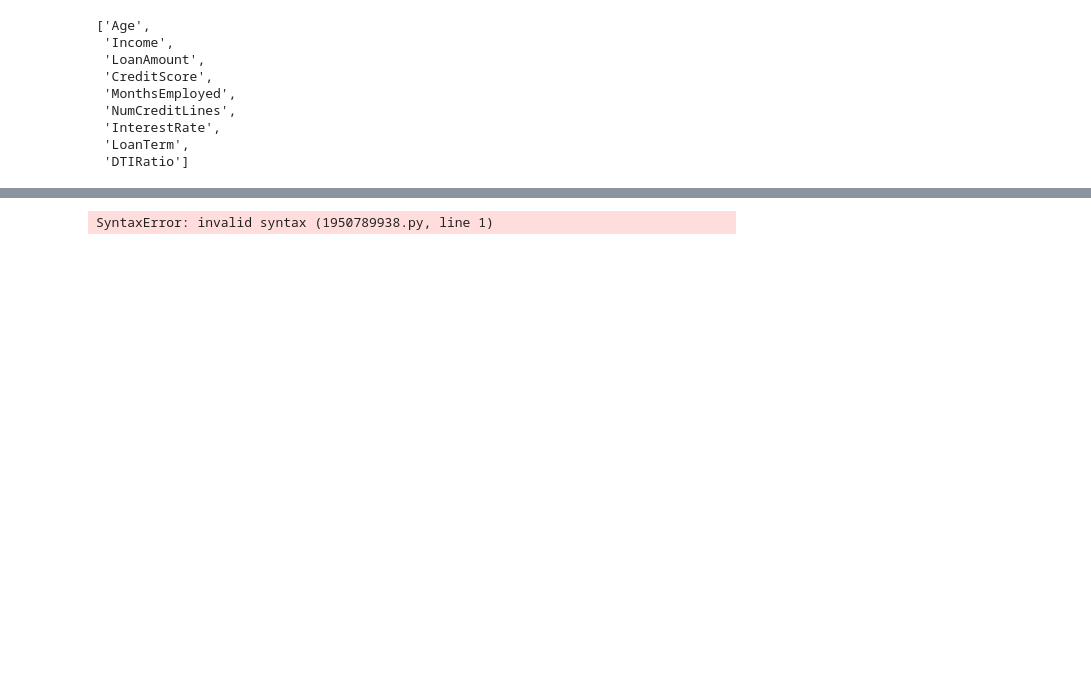
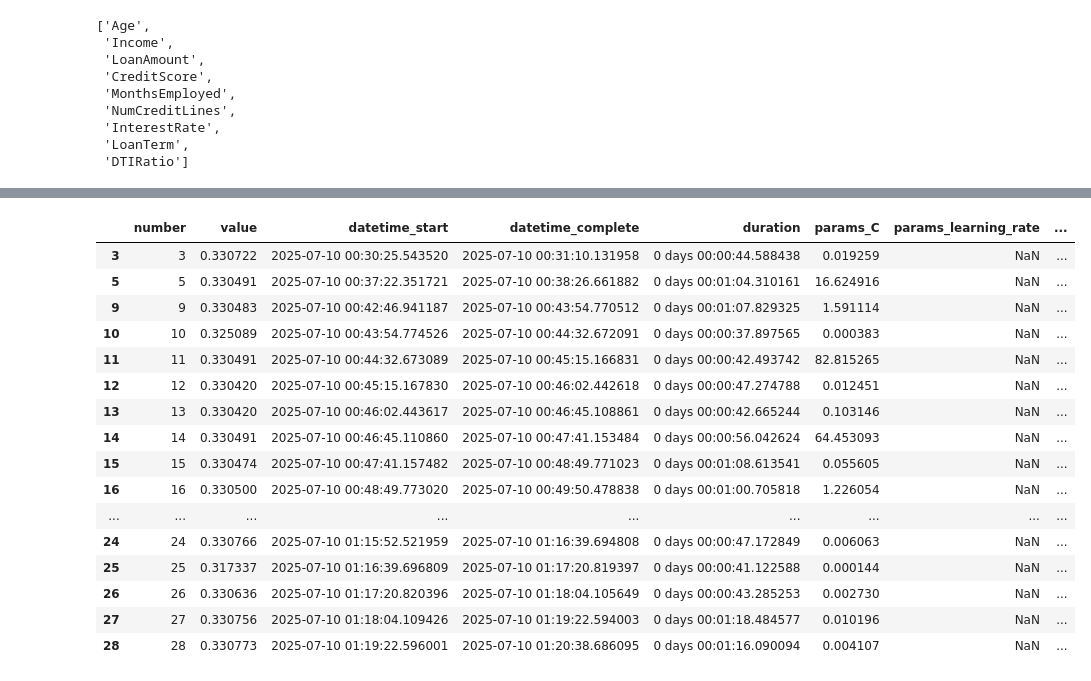
Before and after one commit to shakil-ai-lab/dl-loan-default-logistic-reg, a Jupyter notebook: notebooks/03_modeling_logreg.ipynb, the cells around one changed output, grey strips where cells are left out. Cells and saved outputs as stored; diff of their text form; code cells hidden in the pictures; blank space fills up the shorter version.

```diff
--- a/notebooks/03_modeling_logreg.ipynb
+++ b/notebooks/03_modeling_logreg.ipynb
@@ -174,7 +169,26 @@ final_pipeline.fit(X_train, y_train)
 # %%
-Note:
-1. we could not use feature names in scaling bcz after column transformer we get numpy arrays,
-2. our logic of scaling by slice is also wrong bcz our feature columns will append at last of our data.
+# Note:
+# 1. we could not use feature names in scaling bcz after column transformer we get numpy arrays,
+# 2. our logic of scaling by slice is also wrong bcz our feature columns will append at last of our data.
+# 3. we will putt numeric features at start of column transformer, which have put
-# %% [output]
-SyntaxError: invalid syntax (1950789938.py, line 1)
+# %%
+study_df[(study_df.params_model_type == "LogReg") & (study_df.user_attrs_recall>0.67)]
+# %% [output]
+|  | number | value | datetime_start | datetime_complete | duration | params_C | params_learning_rate | ... |
+| 3 | 3 | 0.330722 | 2025-07-10 00:30:25.543520 | 2025-07-10 00:31:10.131958 | 0 days 00:00:44.588438 | 0.019259 | NaN | ... |
+| 5 | 5 | 0.330491 | 2025-07-10 00:37:22.351721 | 2025-07-10 00:38:26.661882 | 0 days 00:01:04.310161 | 16.624916 | NaN | ... |
+| 9 | 9 | 0.330483 | 2025-07-10 00:42:46.941187 | 2025-07-10 00:43:54.770512 | 0 days 00:01:07.829325 | 1.591114 | NaN | ... |
+| 10 | 10 | 0.325089 | 2025-07-10 00:43:54.774526 | 2025-07-10 00:44:32.672091 | 0 days 00:00:37.897565 | 0.000383 | NaN | ... |
+| 11 | 11 | 0.330491 | 2025-07-10 00:44:32.673089 | 2025-07-10 00:45:15.166831 | 0 days 00:00:42.493742 | 82.815265 | NaN | ... |
+| 12 | 12 | 0.330420 | 2025-07-10 00:45:15.167830 | 2025-07-10 00:46:02.442618 | 0 days 00:00:47.274788 | 0.012451 | NaN | ... |
+| 13 | 13 | 0.330420 | 2025-07-10 00:46:02.443617 | 2025-07-10 00:46:45.108861 | 0 days 00:00:42.665244 | 0.103146 | NaN | ... |
+| 14 | 14 | 0.330491 | 2025-07-10 00:46:45.110860 | 2025-07-10 00:47:41.153484 | 0 days 00:00:56.042624 | 64.453093 | NaN | ... |
+| 15 | 15 | 0.330474 | 2025-07-10 00:47:41.157482 | 2025-07-10 00:48:49.771023 | 0 days 00:01:08.613541 | 0.055605 | NaN | ... |
+| 16 | 16 | 0.330500 | 2025-07-10 00:48:49.773020 | 2025-07-10 00:49:50.478838 | 0 days 00:01:00.705818 | 1.226054 | NaN | ... |
+| ... | ... | ... | ... | ... | ... | ... | ... | ... |
+| 24 | 24 | 0.330766 | 2025-07-10 01:15:52.521959 | 2025-07-10 01:16:39.694808 | 0 days 00:00:47.172849 | 0.006063 | NaN | ... |
+| 25 | 25 | 0.317337 | 2025-07-10 01:16:39.696809 | 2025-07-10 01:17:20.819397 | 0 days 00:00:41.122588 | 0.000144 | NaN | ... |
+| 26 | 26 | 0.330636 | 2025-07-10 01:17:20.820396 | 2025-07-10 01:18:04.105649 | 0 days 00:00:43.285253 | 0.002730 | NaN | ... |
+| 27 | 27 | 0.330756 | 2025-07-10 01:18:04.109426 | 2025-07-10 01:19:22.594003 | 0 days 00:01:18.484577 | 0.010196 | NaN | ... |
+| 28 | 28 | 0.330773 | 2025-07-10 01:19:22.596001 | 2025-07-10 01:20:38.686095 | 0 days 00:01:16.090094 | 0.004107 | NaN | ... |
 # %%
```
Also changed, not shown: parts of 6 cells of this notebook, 2 other files.
